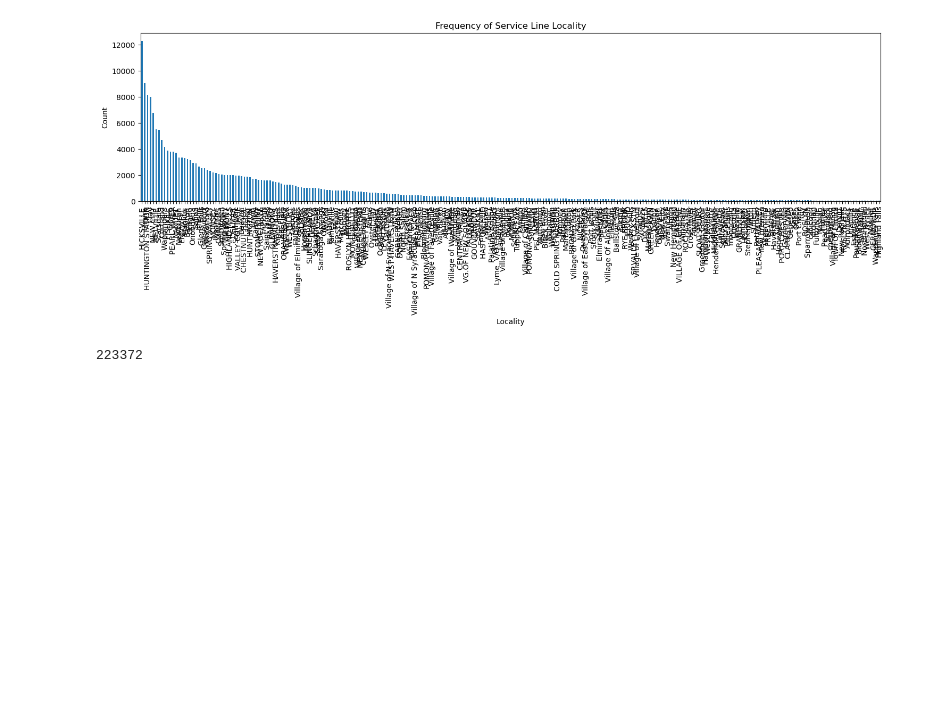
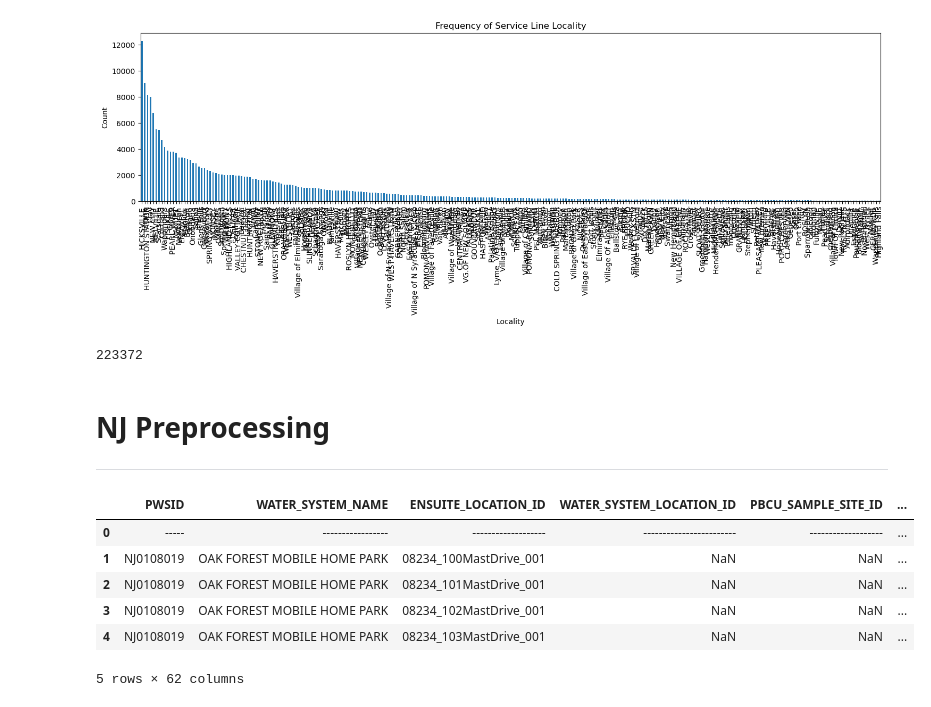
Before and after one commit to AvalonAce/ML-Lead-Service-Line-Prediction, a Jupyter notebook: models/preprocessing.ipynb, the cells around one changed output. Cells and saved outputs as stored; diff of their text form; code cells hidden in the pictures; blank space fills up the shorter version.

Commit message:
quick NJ preprocessing added to preprocessing

```diff
--- a/models/preprocessing.ipynb
+++ b/models/preprocessing.ipynb
@@ -215,3 +215,21 @@ Highland Falls: 50
 len(data_certain)
 # %% [output]
 223372
+# %% [markdown]
+# NJ Preprocessing
+---
+# %%
+# Load Data
+data1 = pd.read_csv('../data/raw/NJ1.csv', encoding='latin-1')
+data2 = pd.read_csv('../data/raw/NJ2.csv', encoding='latin-1')
+data3 = pd.read_csv('../data/raw/NJ3.csv', encoding='latin-1')
+data = pd.concat([data1, data2, data3], ignore_index=True)
+data.head()
+# %% [output]
+|  | PWSID | WATER_SYSTEM_NAME | ENSUITE_LOCATION_ID | WATER_SYSTEM_LOCATION_ID | PBCU_SAMPLE_SITE_ID | ... |
+| 0 | ----- | ----------------- | ------------------- | ------------------------ | ------------------- | ... |
+| 1 | NJ0108019 | OAK FOREST MOBILE HOME PARK | 08234_100MastDrive_001 | NaN | NaN | ... |
+| 2 | NJ0108019 | OAK FOREST MOBILE HOME PARK | 08234_101MastDrive_001 | NaN | NaN | ... |
+| 3 | NJ0108019 | OAK FOREST MOBILE HOME PARK | 08234_102MastDrive_001 | NaN | NaN | ... |
+| 4 | NJ0108019 | OAK FOREST MOBILE HOME PARK | 08234_103MastDrive_001 | NaN | NaN | ... |
+5 rows × 62 columns
```
Also changed, not shown: parts of 2 cells of this notebook.
